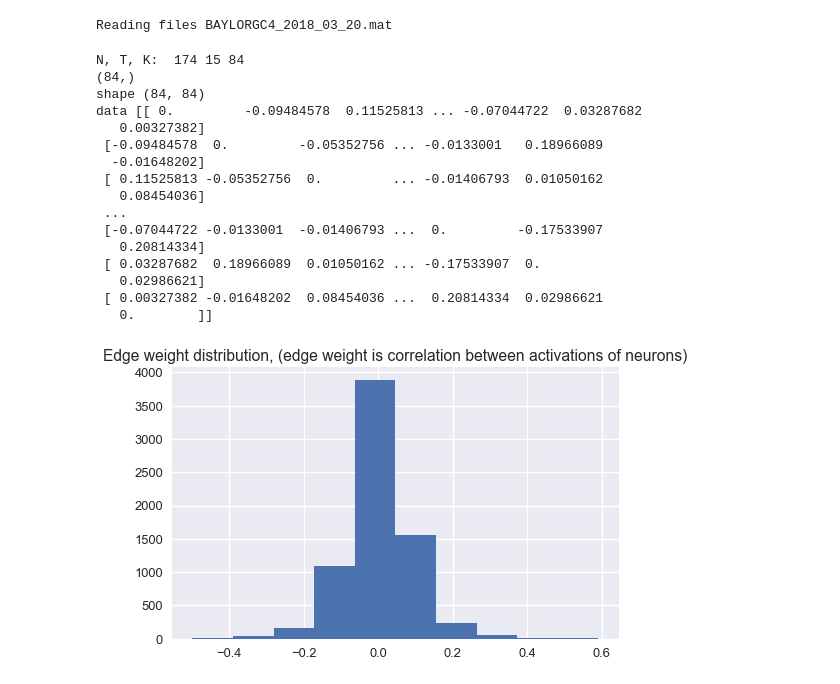
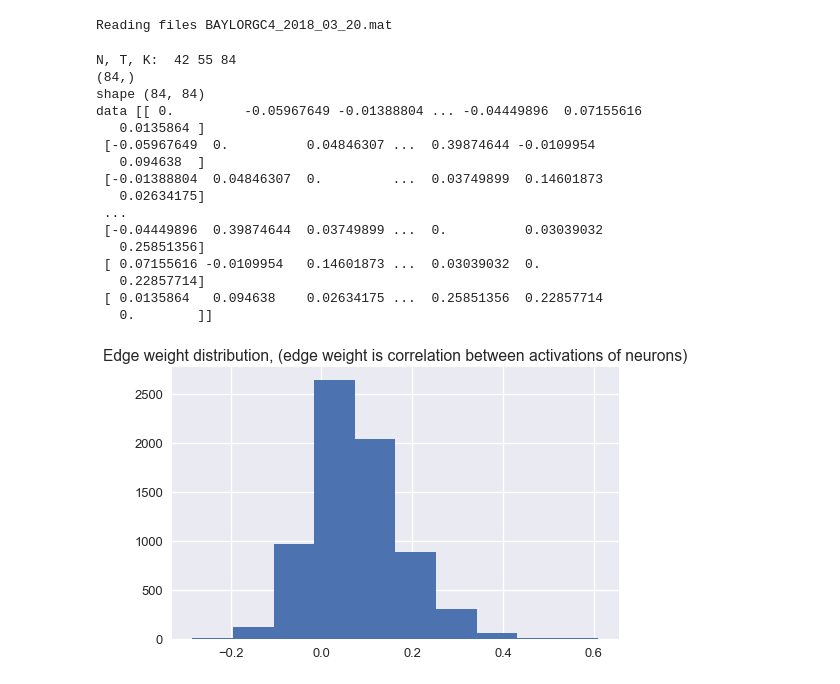
Before and after one commit to jlindsey15/224WProject, a Jupyter notebook: Using Generated Network Structure.ipynb, the cells around one changed output. Cells and saved outputs as stored; diff of their text form; code cells hidden in the pictures.

```diff
--- a/Using Generated Network Structure.ipynb
+++ b/Using Generated Network Structure.ipynb
@@ -69,46 +69,55 @@ Reading files BAYLORGC4_2018_03_20.mat
 ## 1: perturbation of left
 ## 2: perturbation of right
 ## 3: perturbation of both
-perturbation_type = 0 # or 1, 2, or 3
+perturbation_type = 3 # or 1, 2, or 3
 
 
 # Only look at success trials when True
 # When there is bilarteral perturbation, the mice cannot act correctly, so we need to look at unsuccessful trials
 enforce_task_success = (perturbation_type != 3)
+# When there is no perturbation
+if perturbation_type == 0:
+    time_window = (22,37)
+else:
+# when there are perturbations, we use neural signals after the perturbations have ended
+    time_window = (31,37)
 # %%
 ## Filter all the data depending on what we want
 all_data_filtered = [filter_data(data,
                                  perturbation_type=perturbation_type,
                                  enforce_task_success=enforce_task_success) for data in all_data]
+
+if perturbation_type != 3:
+    all_data_filtered = [normalize_by_behavior_report_type(data) for data in all_data_filtered]
 # %%
 ## Generates a graph using correlation
 mat_correlation = create_adjacency_matrix(all_data_filtered[0], edge_weight_func=flatten_correlation)
 ## !! Symmetric
-print('shape', mat.shape)
-print('data', mat)
+print('shape', mat_correlation.shape)
+print('data', mat_correlation)
 f = plt.figure()
-plt.hist(mat.flatten())
+plt.hist(mat_correlation.flatten())
 plt.title('Edge weight distribution, (edge weight is correlation between activations of neurons)')
 f.set_size_inches(8,5)
 plt.show()
 # %% [output]
-N, T, K:  174 15 84
+N, T, K:  42 55 84
 (84,)
 shape (84, 84)
-data [[ 0.         -0.09484578  0.11525813 ... -0.07044722  0.03287682
-   0.00327382]
- [-0.09484578  0.         -0.05352756 ... -0.0133001   0.18966089
-  -0.01648202]
- [ 0.11525813 -0.05352756  0.         ... -0.01406793  0.01050162
-   0.08454036]
+data [[ 0.         -0.05967649 -0.01388804 ... -0.04449896  0.07155616
+   0.0135864 ]
+ [-0.05967649  0.          0.04846307 ...  0.39874644 -0.0109954
+   0.094638  ]
+ [-0.01388804  0.04846307  0.         ...  0.03749899  0.14601873
+   0.02634175]
  ...
- [-0.07044722 -0.0133001  -0.01406793 ...  0.         -0.17533907
-   0.20814334]
- [ 0.03287682  0.18966089  0.01050162 ... -0.17533907  0.
-   0.02986621]
- [ 0.00327382 -0.01648202  0.08454036 ...  0.20814334  0.02986621
+ [-0.04449896  0.39874644  0.03749899 ...  0.          0.03039032
+   0.25851356]
+ [ 0.07155616 -0.0109954   0.14601873 ...  0.03039032  0.
+   0.22857714]
+ [ 0.0135864   0.094638    0.02634175 ...  0.25851356  0.22857714
    0.        ]]
-[figure, old version]
+[figure, new version]
 # %%
 ## Generates a graph using granger_causality
 mat_granger = create_adjacency_matrix(all_data_filtered[0], edge_weight_func=granger_causality)
```
Also changed, not shown: parts of 2 cells of this notebook, 3 other files.
